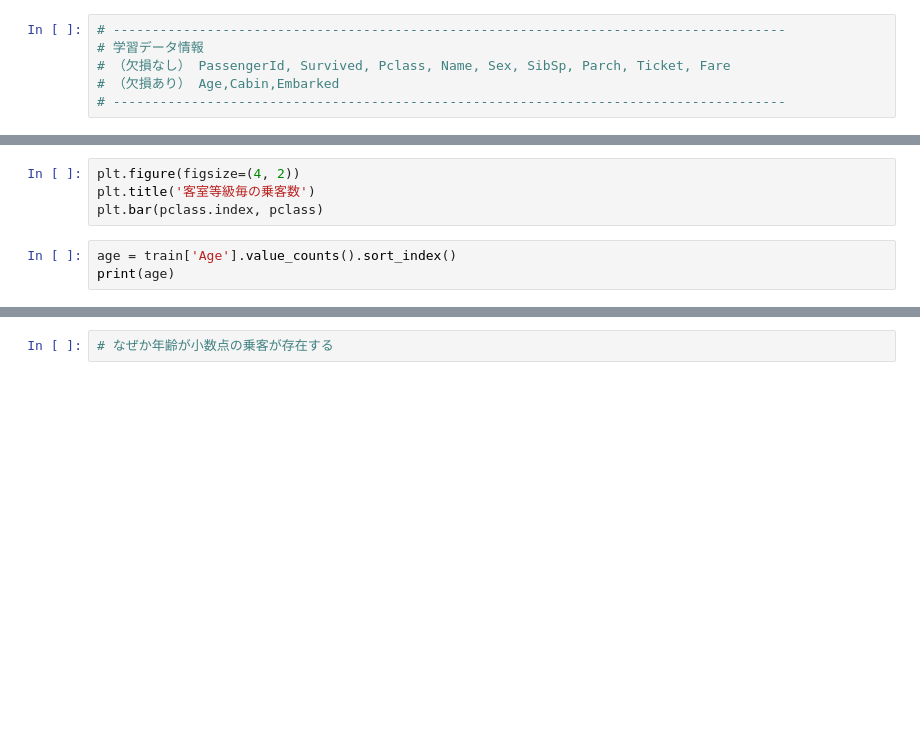
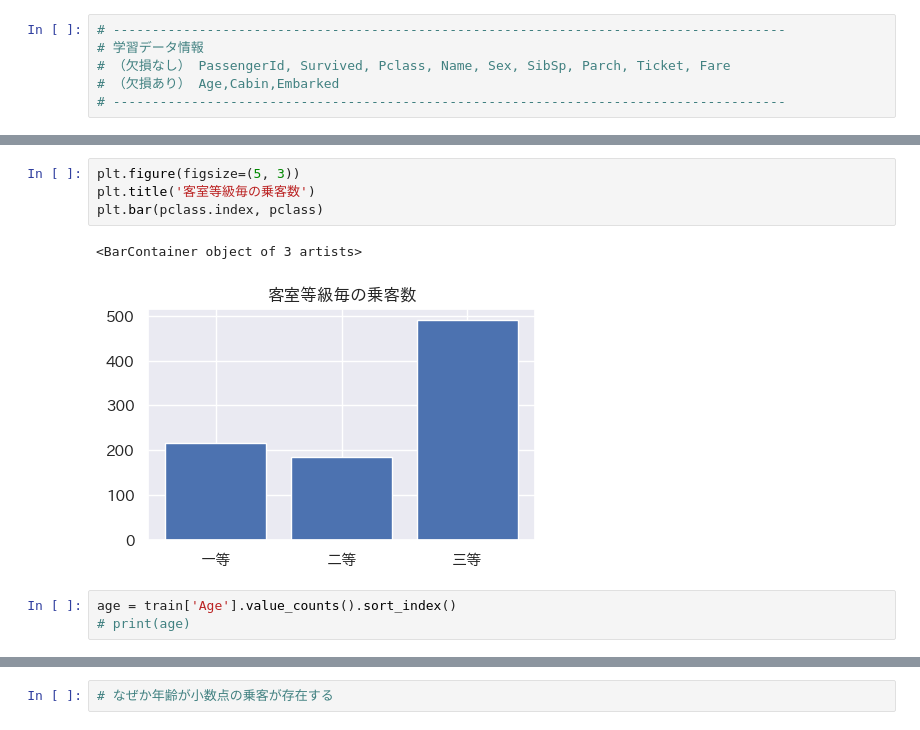
Before and after one commit to kanameg/ml-pipeline, a Jupyter notebook: python/src/tianic_data_view.ipynb, the cells around one changed output, grey strips where cells are left out. Drawn from its saved outputs; the diff is of its cells as text; blank space fills up the shorter version.

```diff
--- a/python/src/tianic_data_view.ipynb
+++ b/python/src/tianic_data_view.ipynb
@@ -75,8 +144,11 @@ print(pclass)
 # %%
-plt.figure(figsize=(4, 2))
+plt.figure(figsize=(5, 3))
 plt.title('客室等級毎の乗客数')
 plt.bar(pclass.index, pclass)
+# %% [output]
+<BarContainer object of 3 artists>
+[figure, added]
 # %%
 age = train['Age'].value_counts().sort_index()
-print(age)
+# print(age)
 # %%
```
Also changed, not shown: parts of 62 cells of this notebook.
